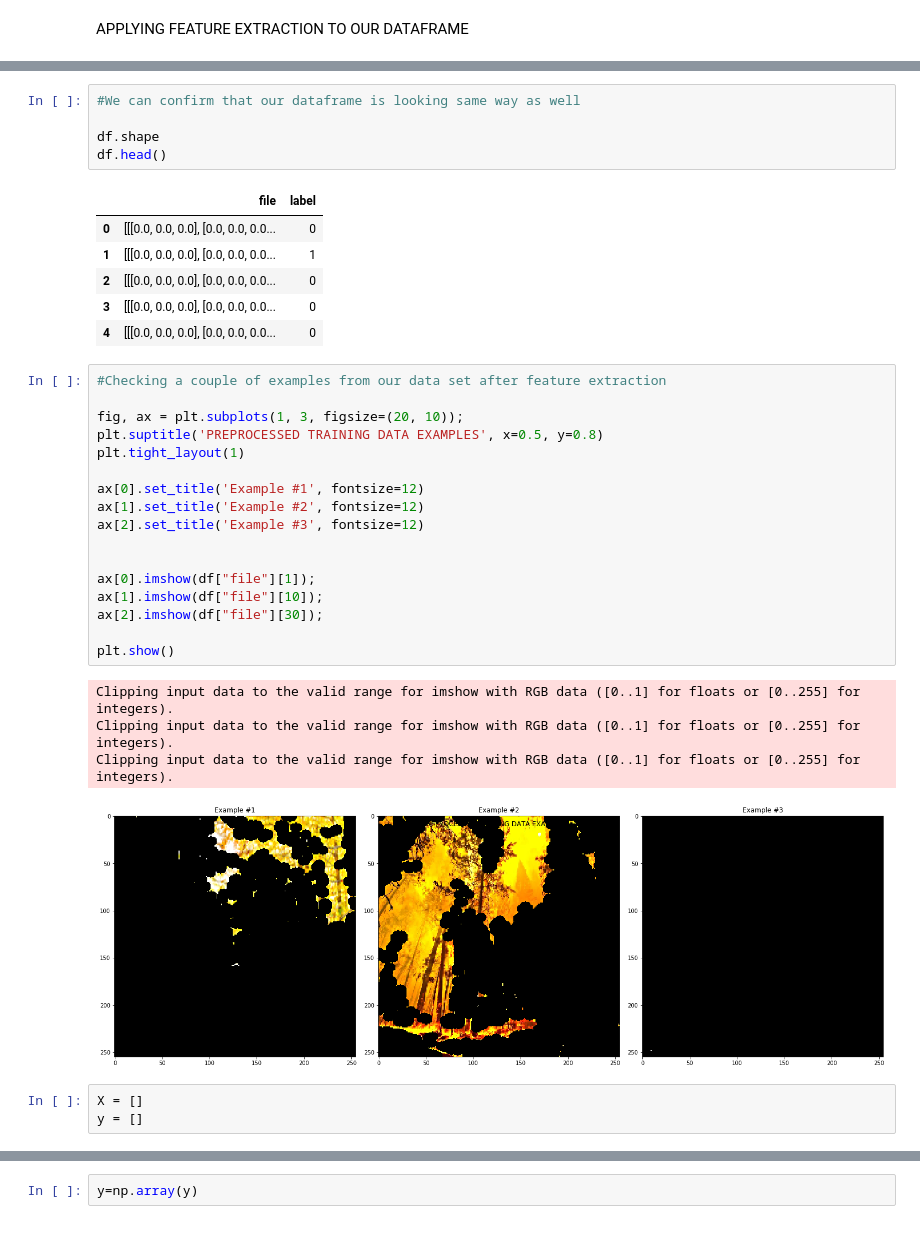
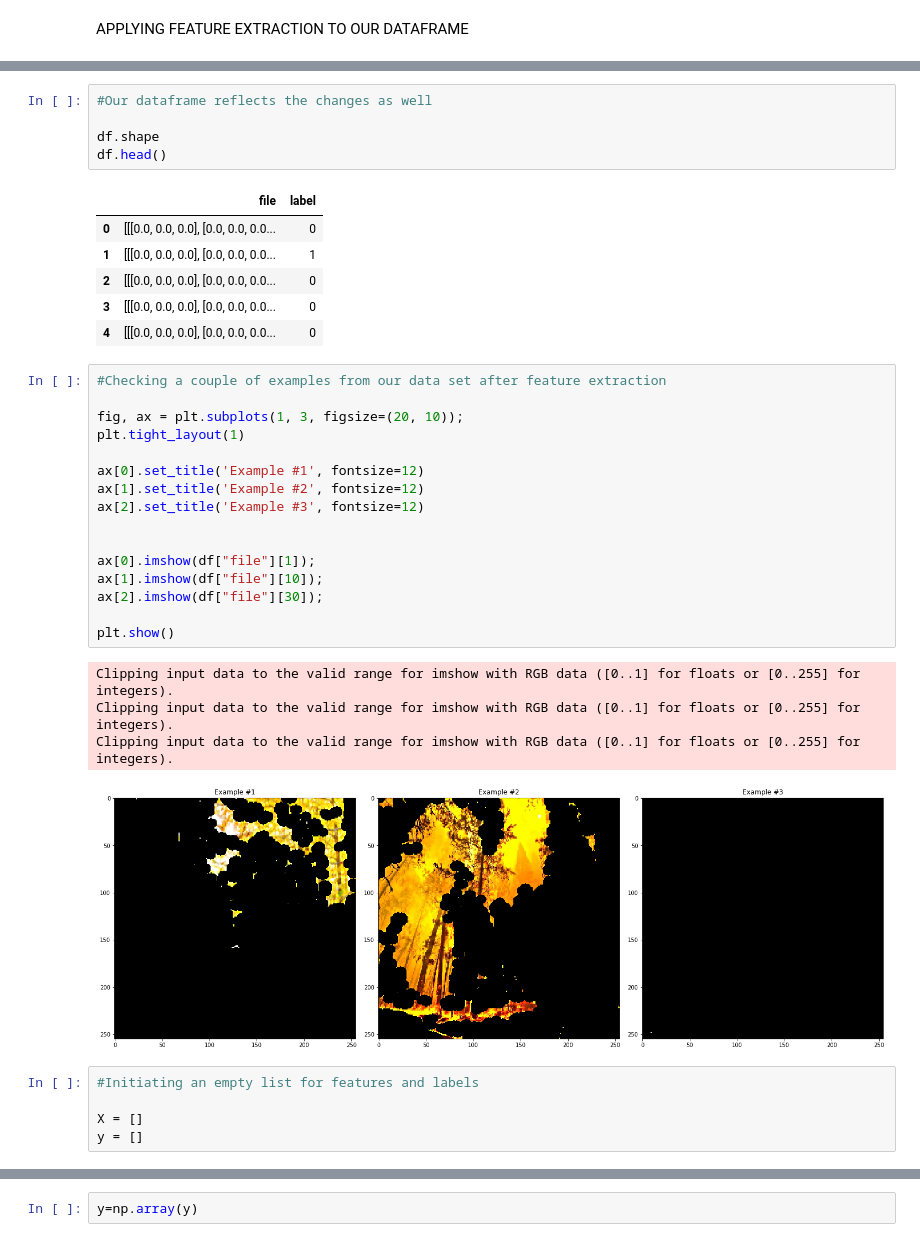
Before and after one commit to urosdrca22/Fire-Detection-on-Images-with-Deep-Learning, a Jupyter notebook: Fire Detection on Images - CNN.ipynb, the cells around one changed output, grey strips where cells are left out. Cells and saved outputs as stored; diff of their text form.

```diff
--- a/Fire Detection on Images - CNN.ipynb
+++ b/Fire Detection on Images - CNN.ipynb
@@ -196,5 +189,5 @@ NotebookApp.rate_limit_window=3.0 (secs)
 # %%
-#We can confirm that our dataframe is looking same way as well
+#Our dataframe reflects the changes as well
 
 df.shape
 df.head()
@@ -208,26 +201,27 @@ df.head()
 # %%
 #Checking a couple of examples from our data set after feature extraction
 
 fig, ax = plt.subplots(1, 3, figsize=(20, 10));
-plt.suptitle('PREPROCESSED TRAINING DATA EXAMPLES', x=0.5, y=0.8)
 plt.tight_layout(1)
 
 ax[0].set_title('Example #1', fontsize=12)
 ax[1].set_title('Example #2', fontsize=12)
 ax[2].set_title('Example #3', fontsize=12)
 
 
 ax[0].imshow(df["file"][1]);
 ax[1].imshow(df["file"][10]);
 ax[2].imshow(df["file"][30]);
 
 plt.show()
 # %% [output]
 Clipping input data to the valid range for imshow with RGB data ([0..1] for floats or [0..255] for integers).
 Clipping input data to the valid range for imshow with RGB data ([0..1] for floats or [0..255] for integers).
 Clipping input data to the valid range for imshow with RGB data ([0..1] for floats or [0..255] for integers).
-[figure, old version]
+[figure, new version]
-# %%
-X = []
-y = []
+# %%
+#Initiating an empty list for features and labels
+
+X = []
+y = []
 # %%
```
Also changed, not shown: parts of 15 cells of this notebook.
